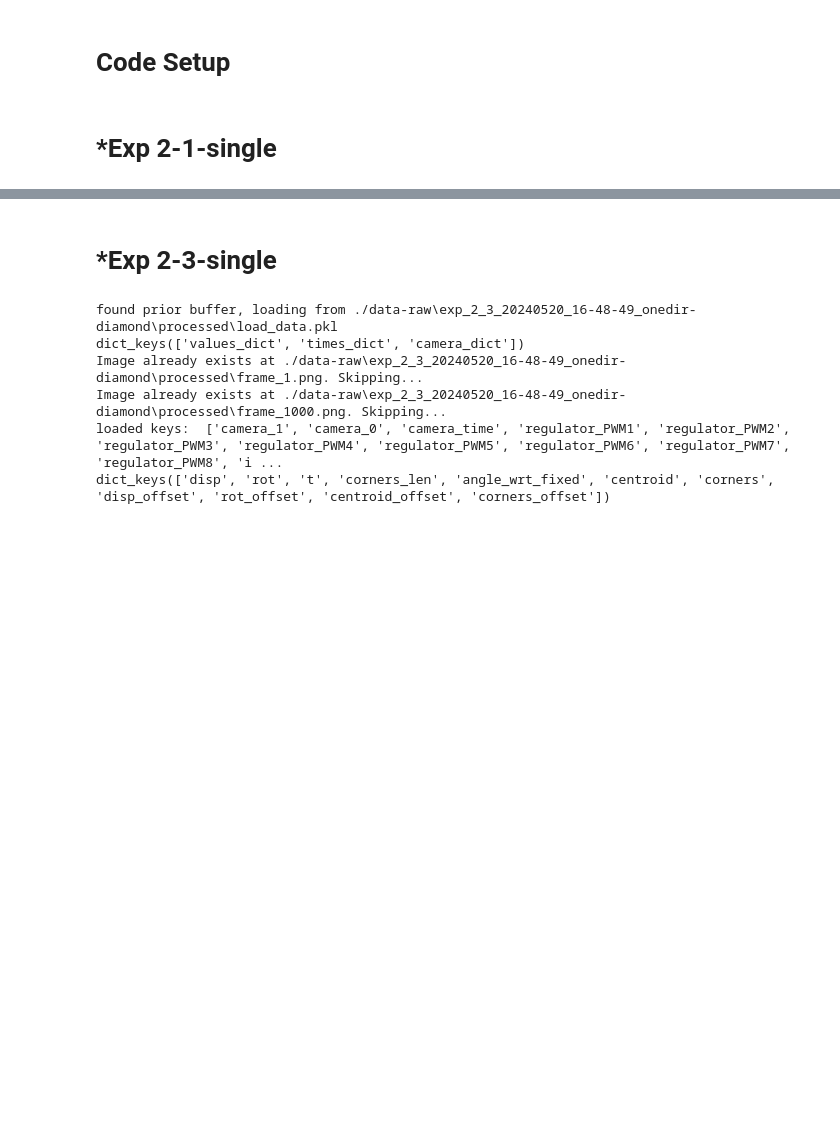
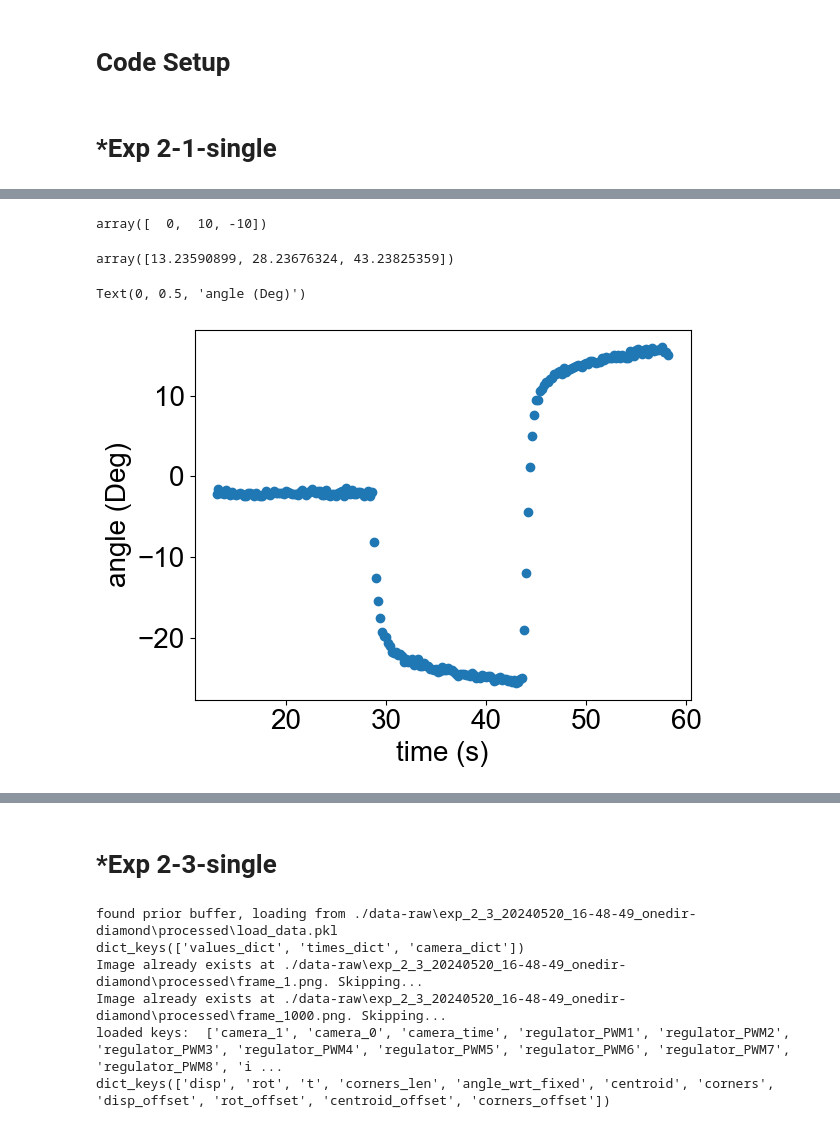
Before and after one commit to eugeneng04/bml, a Jupyter notebook: simulator/plots_combined.ipynb, the cells around one changed output, grey strips where cells are left out. Saved outputs shown, nothing was run; the diff lists cells and outputs as text; code cells hidden in the pictures; blank space fills up the shorter version.

```diff
--- a/simulator/plots_combined.ipynb
+++ b/simulator/plots_combined.ipynb
@@ -38,19 +39,20 @@ plt.close(fig_all)
 # %% [markdown]
 # *Exp 2-1-single
 # %%
+data_folder = './data-raw'
 
 result_name_arr = [
 
-    'exp_2_1_20240519_21-17-07_onedir-diamond',
+    'hello_20240809_13-34-53',
 ]
 
 tag_offset_dict = {
-    1: {
-        'rot': -180,
-        'disp': [3.25,-3.25]
-    }
+    # 1: {
+    #     'rot': -180,
+    #     'disp': [3.25,-3.25]
+    # }
 }
-ids=[0, 1, 2]
+ids=[4, 2, 3, 17, 10, 5]
 values_dict_arr, times_dict_arr, camera_dict_arr, camera_data_dict_arr, camera_scale_arr = multi_data_prep(data_folder,
                                                                                                            result_name_arr,
                                                                                                            ids,
@@ -64 +66,8 @@ loaded keys:  ['camera_1', 'camera_0', 'camera_time', 'regulator_PWM1', 'regulat
 dict_keys(['disp', 'rot', 't', 'corners_len', 'angle_wrt_fixed', 'centroid', 'corners', 'disp_offset', 'rot_offset', 'centroid_offset', 'corners_offset'])
+# %%
+result_folder = os.path.join(data_folder, result_name_arr[0])
+values_dict, times_dict, camera_dict = load_data(result_folder, use_buffer=True)
+#print(values_dict)
+camera_time = times_dict['camera_time']
+#print(camera_time)
+print(camera_dict["ids"][0])
@@ -64,0 +118,35 @@ dict_keys(['disp', 'rot', 't', 'corners_len', 'angle_wrt_fixed', 'centroid', 'co
+# %%
+#display(values_dict)
+r_val = merge_PWM(values_dict['regulator_PWM3'], values_dict['regulator_PWM4'])
+r_time = times_dict['regulator_PWM3']
+display(r_val)
+display(r_time)
+# %% [output]
+array([  0,  10, -10])
+array([13.23590899, 28.23676324, 43.23825359])
+# %%
+#print(camera_data_dict_arr[0])
+#camera_data_dict_arr[0]['t'][2]
+#ax.scatter(camera_data_dict_arr[0]['t'][2], camera_data_dict_arr[0]['rot'][2], s=0.1)
+#ax.plot(camera_data_dict_arr[0]['t'][5], camera_data_dict_arr[0]['rot'][5], linestyle='-')
+#ax1.plot(r_time, r_val)
+# camera_data_dict_arr[0]['t'][2]
+angleDict = {}
+for i in range(len(camera_dict["corners"])):
+    corners = camera_dict["corners"][i]
+    ids = [[id] for id in camera_dict["ids"][i]]
+    angleArr = characterization.calcAngleCorners(corners, ids)
+    for j in range(len(angleArr)):
+        if j not in angleDict:
+            angleDict[j] = np.array([])
+        angleDict[j] = np.append(angleDict[j], angleArr[j])
+
+#print(angleDict[1])
+# %%
+fig, ax1 = plt.subplots()
+ax1.scatter(camera_time, angleDict[1])
+plt.xlabel("time (s)")
+plt.ylabel("angle (Deg)")
+# %% [output]
+Text(0, 0.5, 'angle (Deg)')
+[figure, added]
```
Also changed, not shown: parts of 12 cells of this notebook, 8 other files.
